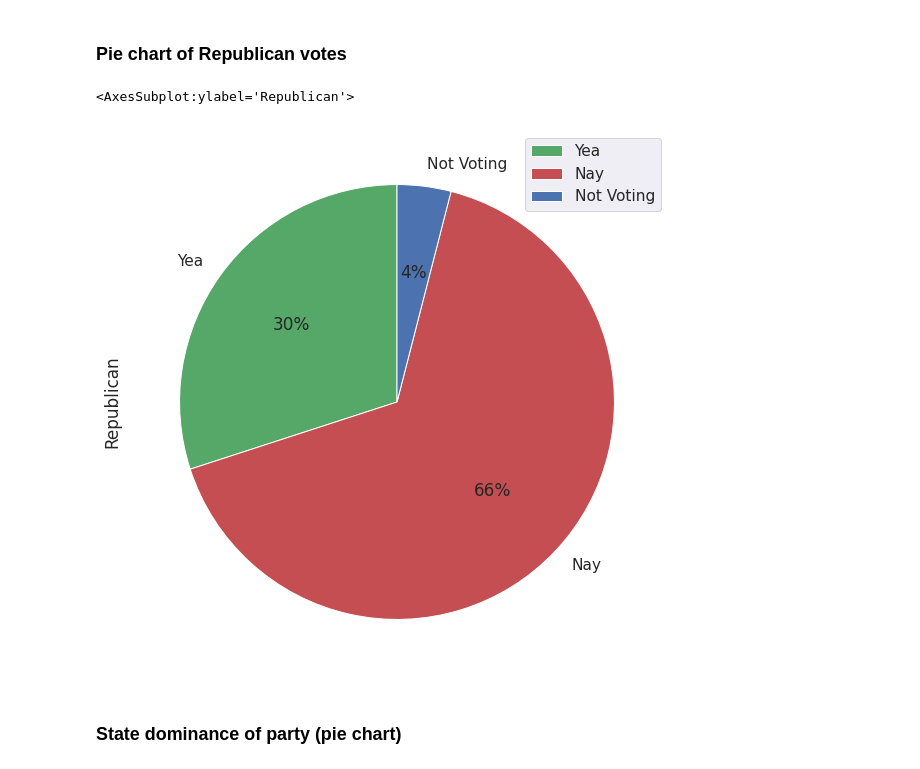
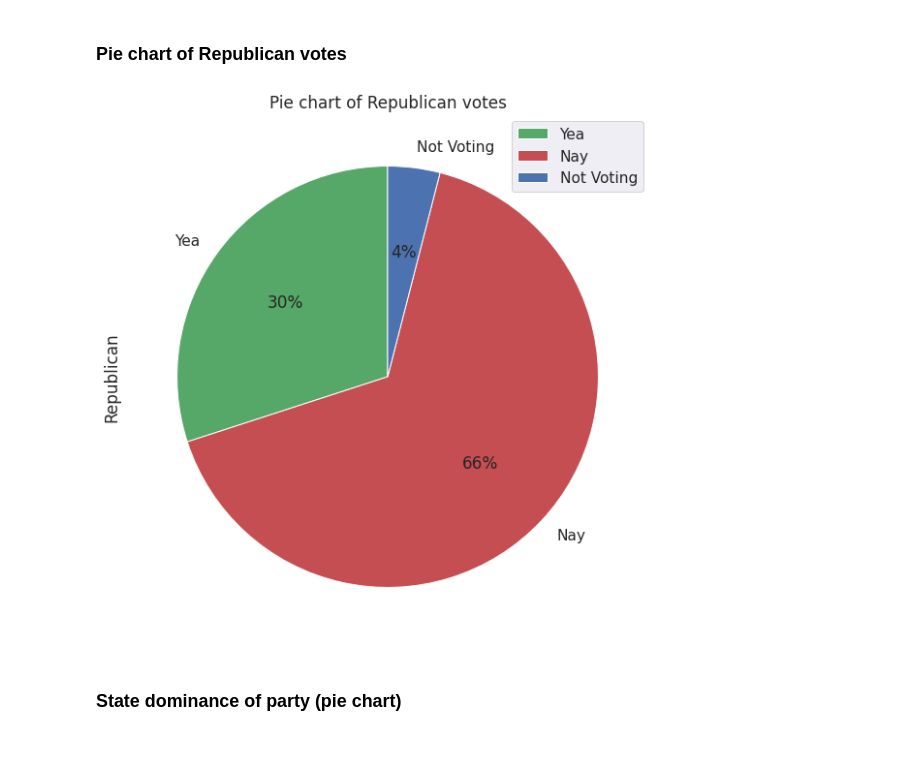
Before and after one commit to jishnujp/US_senate_roll_call, a Jupyter notebook: voteSummary.ipynb, the cells around one changed output. Cells and saved outputs as stored; diff of their text form; code cells hidden in the pictures.

```diff
--- a/voteSummary.ipynb
+++ b/voteSummary.ipynb
@@ -182,10 +196,11 @@ votes_summary.plot(kind = 'bar',stacked = True,color = ['g','r','b'],
 # %% [markdown]
 ### Pie chart of Republican votes
 # %%
-votes_summary.T.plot.pie(y = 'Republican',figsize = (10,10),startangle = 90,
-                         autopct = "%1.0f%%",colors = ['g','r','b'])
+republican_pie = votes_summary.T.plot.pie(y = 'Republican',figsize = (10,10),startangle = 90,
+                         autopct = "%1.0f%%",colors = ['g','r','b'],
+                                         title = "Pie chart of Republican votes").get_figure()
+republican_pie.savefig('republican_pie.jpg',bbox_inches = 'tight')
 # %% [output]
-<AxesSubplot:ylabel='Republican'>
-[figure, old version]
+[figure, new version]
 # %% [markdown]
 ### State dominance of party (pie chart)
```
Also changed, not shown: parts of 8 cells of this notebook.
